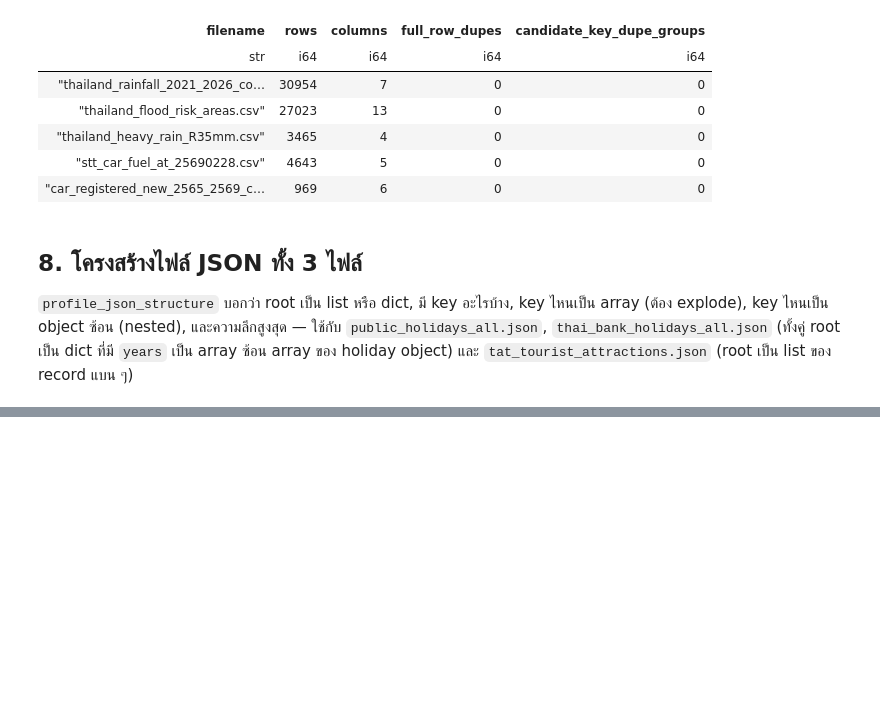
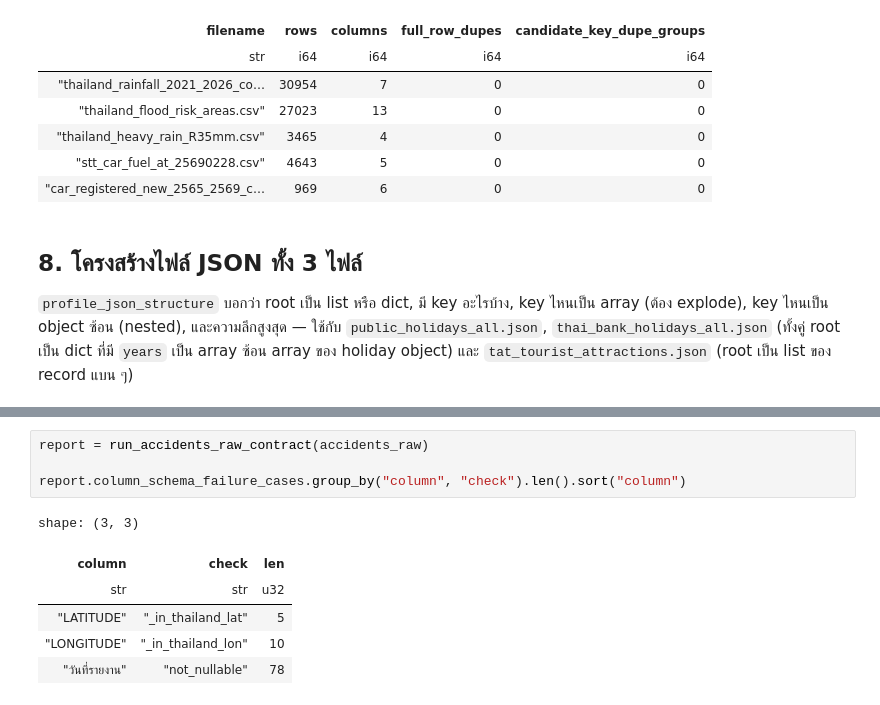
Before and after one commit to PhidPhew/car-insurance-accident-analysis, a Jupyter notebook: notebooks/01_data_profiling.ipynb, the cells around one changed output, grey strips where cells are left out. Saved outputs shown, nothing was run; the diff lists cells and outputs as text; blank space fills up the shorter version.

```diff
--- a/notebooks/01_data_profiling.ipynb
+++ b/notebooks/01_data_profiling.ipynb
@@ -864,0 +880,11 @@ shape: (3, 6)
+# %%
+report = run_accidents_raw_contract(accidents_raw)
+
+report.column_schema_failure_cases.group_by("column", "check").len().sort("column")
+# %% [output]
+shape: (3, 3)
+| column | check | len |
+| str | str | u32 |
+| "LATITUDE" | "_in_thailand_lat" | 5 |
+| "LONGITUDE" | "_in_thailand_lon" | 10 |
+| "วันที่รายงาน" | "not_nullable" | 78 |
```
Also changed, not shown: parts of 9 cells of this notebook, 7 other files.
